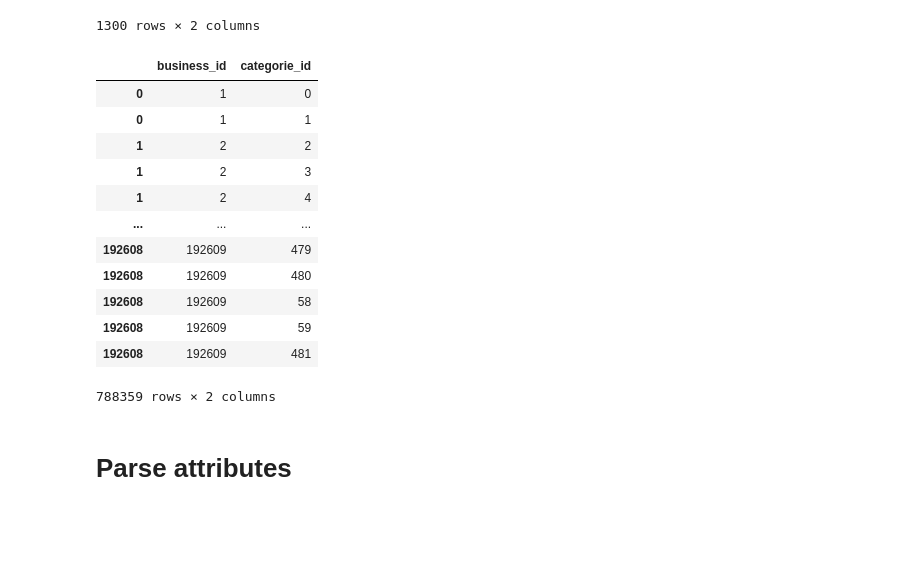
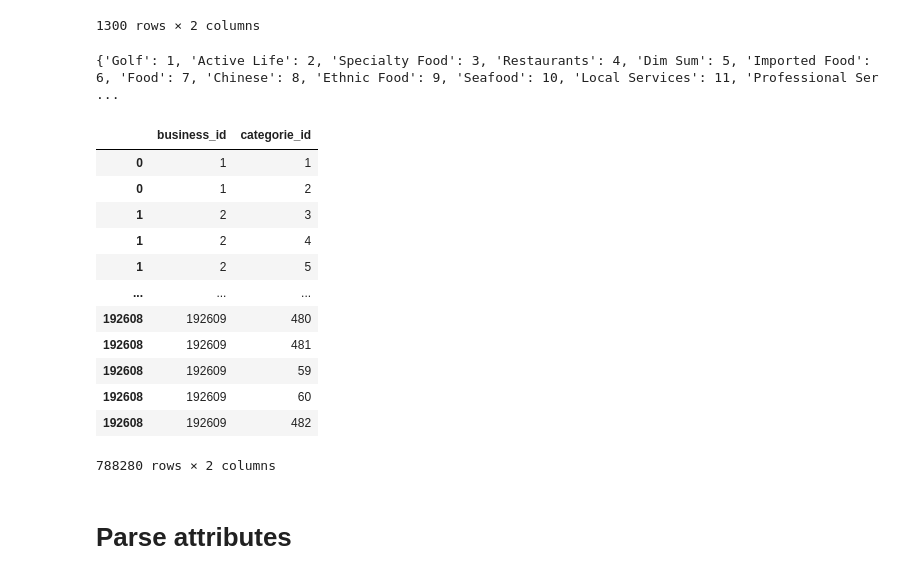
Before and after one commit to Ph0tonic/Intro2DataBase, a Jupyter notebook: parse_business.ipynb, the cells around one changed output. Saved outputs shown, nothing was run; the diff lists cells and outputs as text; code cells hidden in the pictures; blank space fills up the shorter version.

```diff
--- a/parse_business.ipynb
+++ b/parse_business.ipynb
@@ -366,26 +384,28 @@ categories
 | 1299 | 1300 | Calligraphy |
 1300 rows × 2 columns
 # %%
-categories_dict = categories.reset_index().set_index("name")["index"].to_dict()
+categories_dict = categories.reset_index().set_index("name")["id"].to_dict()
+print(categories_dict)
 business_categories["categorie_id"] = business_categories["categories"].progress_map(lambda cat: categories_dict[cat])
 del business_categories["categories"]
 del business_table["categories"]
-business_categories = business_categories.rename(columns={"id":"business_id"})
+business_categories = business_categories.rename(columns={"id":"business_id"}).drop_duplicates()
 business_categories
 # %% [output]
+{'Golf': 1, 'Active Life': 2, 'Specialty Food': 3, 'Restaurants': 4, 'Dim Sum': 5, 'Imported Food': 6, 'Food': 7, 'Chinese': 8, 'Ethnic Food': 9, 'Seafood': 10, 'Local Services': 11, 'Professional Ser ...
 |  | business_id | categorie_id |
-| 0 | 1 | 0 |
 | 0 | 1 | 1 |
-| 1 | 2 | 2 |
+| 0 | 1 | 2 |
 | 1 | 2 | 3 |
 | 1 | 2 | 4 |
+| 1 | 2 | 5 |
 | ... | ... | ... |
-| 192608 | 192609 | 479 |
 | 192608 | 192609 | 480 |
-| 192608 | 192609 | 58 |
+| 192608 | 192609 | 481 |
 | 192608 | 192609 | 59 |
-| 192608 | 192609 | 481 |
+| 192608 | 192609 | 60 |
+| 192608 | 192609 | 482 |
-788359 rows × 2 columns
+788280 rows × 2 columns
 # %% [markdown]
 # Parse attributes
 # %%
```
Also changed, not shown: parts of 3 cells of this notebook, 3 other files.
